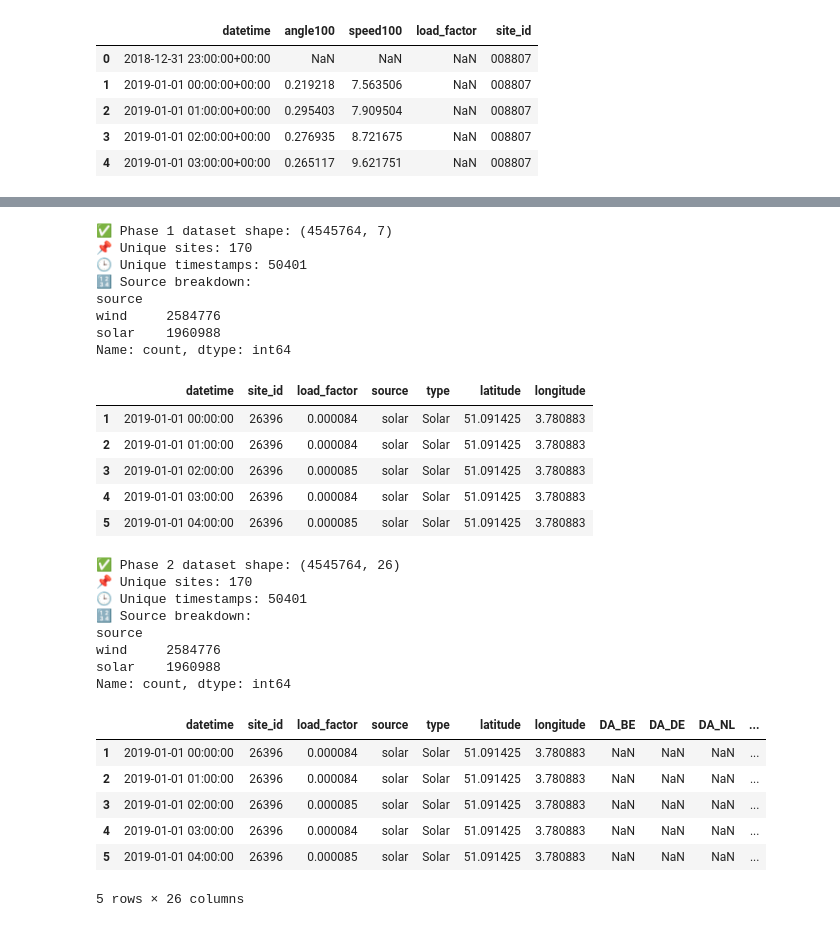
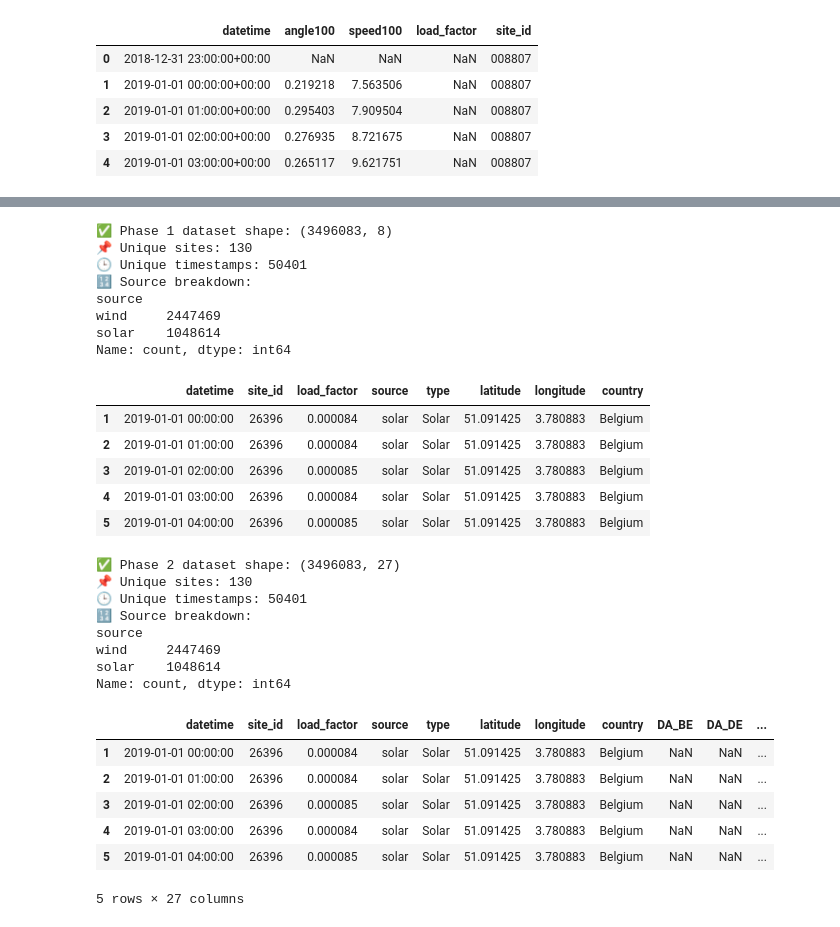
Before and after one commit to helhendawy/QDC-Lib, a Jupyter notebook: Comprehensive CODE.ipynb, the cells around one changed output, grey strips where cells are left out. Saved outputs shown, nothing was run; the diff lists cells and outputs as text; code cells hidden in the pictures.

```diff
--- a/Comprehensive CODE.ipynb
+++ b/Comprehensive CODE.ipynb
@@ -101,10 +126,17 @@ price_df = pd.read_csv("/Users/hossameldinelhendawy/Documents/QDC-Lib/intraday_i
 price_df.rename(columns={price_df.columns[0]: "datetime"}, inplace=True)
 price_df['datetime'] = pd.to_datetime(price_df['datetime'])
 # %%
-# 1. Load country shapefile
+# Load and clean Natural Earth shapefile (Admin 0 boundaries)
 world = gpd.read_file("/Users/hossameldinelhendawy/Documents/QDC-Lib/ne_110m_admin_0_countries/ne_110m_admin_0_countries.shp")
 
-# 2. Spatial join using 'NAME' for country assignment
+# Convert sites_df to GeoDataFrame for join
+sites_gdf = gpd.GeoDataFrame(
+    sites_df,
+    geometry=gpd.points_from_xy(sites_df['longitude'], sites_df['latitude']),
+    crs="EPSG:4326"
+)
+
+# Perform spatial join to assign countries
 sites_with_country = gpd.sjoin(
     sites_gdf,
     world[['NAME', 'geometry']],
@@ -112,22 +144,23 @@ sites_with_country = gpd.sjoin(
     predicate='within'
 ).reset_index(drop=True)
 
-# 3. Assign 'country' column cleanly
+# Clean up country column
 sites_with_country.drop(columns=[col for col in ['country'] if col in sites_with_country.columns], inplace=True)
 sites_with_country.rename(columns={'NAME': 'country'}, inplace=True)
 
-# 4. Manually assign missing offshore sites to Germany
+# Manually patch offshore wind sites (if any)
 sites_with_country.loc[
     (sites_with_country['country'].isna()) &
     (sites_with_country['type'] == 'Wind Offshore'),
     'country'
 ] = 'Germany'
 
-# 5. Drop French sites
+# Remove French sites
 sites_with_country = sites_with_country[sites_with_country['country'] != 'France']
 
-# 6. Drop unused spatial join columns
-sites_df = sites_with_country.drop(columns=[col for col in ['geometry', 'index_right'] if col in sites_with_country.columns])
+# Drop unused columns
+columns_to_drop = [col for col in ['geometry', 'index_right'] if col in sites_with_country.columns]
+sites_df = sites_with_country.drop(columns=columns_to_drop).copy()
 
-# 7. Format site ID
+# Format site ID
 sites_df['site'] = sites_df['site'].astype(int)
@@ -638,6 +676,11 @@ wind_all_df['source'] = 'wind'
 solar_all_df['site_id'] = solar_all_df['site_id'].astype(int)
 wind_all_df['site_id'] = wind_all_df['site_id'].astype(int)
 sites_df['site'] = sites_df['site'].astype(int)
+
+# Keep only production for sites that are in the filtered metadata
+valid_site_ids = sites_df['site'].unique()
+solar_all_df = solar_all_df[solar_all_df['site_id'].isin(valid_site_ids)]
+wind_all_df = wind_all_df[wind_all_df['site_id'].isin(valid_site_ids)]
 
 # Merge solar and wind into one full production dataframe
 production_df = pd.concat([solar_all_df, wind_all_df], ignore_index=True)
@@ -715,40 +758,41 @@ Name: count, dtype: int64
 # %%
 # Only production-related variables
 part1_df = exploratory_df[[
     'datetime',
     'site_id',
     'load_factor',
     'source',
     'type',
     'latitude',
-    'longitude'
+    'longitude',
+    'country'
 ]].copy()
 
 # Drop rows with missing load factor
 part1_df = part1_df[~part1_df['load_factor'].isna()]
 
 # Check result
 print("✅ Phase 1 dataset shape:", part1_df.shape)
 print("📌 Unique sites:", part1_df['site_id'].nunique())
 print("🕒 Unique timestamps:", part1_df['datetime'].nunique())
 print("🔢 Source breakdown:")
 print(part1_df['source'].value_counts())
 display(part1_df.head())
 # %% [output]
-✅ Phase 1 dataset shape: (4545764, 7)
-📌 Unique sites: 170
+✅ Phase 1 dataset shape: (3496083, 8)
+📌 Unique sites: 130
 🕒 Unique timestamps: 50401
 🔢 Source breakdown:
 source
-wind     2584776
-solar    1960988
+wind     2447469
+solar    1048614
 Name: count, dtype: int64
-|  | datetime | site_id | load_factor | source | type | latitude | longitude |
-| 1 | 2019-01-01 00:00:00 | 26396 | 0.000084 | solar | Solar | 51.091425 | 3.780883 |
-| 2 | 2019-01-01 01:00:00 | 26396 | 0.000084 | solar | Solar | 51.091425 | 3.780883 |
-| 3 | 2019-01-01 02:00:00 | 26396 | 0.000085 | solar | Solar | 51.091425 | 3.780883 |
-| 4 | 2019-01-01 03:00:00 | 26396 | 0.000084 | solar | Solar | 51.091425 | 3.780883 |
-| 5 | 2019-01-01 04:00:00 | 26396 | 0.000085 | solar | Solar | 51.091425 | 3.780883 |
+|  | datetime | site_id | load_factor | source | type | latitude | longitude | country |
+| 1 | 2019-01-01 00:00:00 | 26396 | 0.000084 | solar | Solar | 51.091425 | 3.780883 | Belgium |
+| 2 | 2019-01-01 01:00:00 | 26396 | 0.000084 | solar | Solar | 51.091425 | 3.780883 | Belgium |
+| 3 | 2019-01-01 02:00:00 | 26396 | 0.000085 | solar | Solar | 51.091425 | 3.780883 | Belgium |
+| 4 | 2019-01-01 03:00:00 | 26396 | 0.000084 | solar | Solar | 51.091425 | 3.780883 | Belgium |
+| 5 | 2019-01-01 04:00:00 | 26396 | 0.000085 | solar | Solar | 51.091425 | 3.780883 | Belgium |
 # %%
 # Define all columns relevant for revenue modeling
 price_columns = [col for col in exploratory_df.columns if any(tag in col for tag in ['DA_', 'ID1_', 'ID3_', 'ISP_'])]
@@ -761,7 +805,8 @@ part2_df = exploratory_df[[
     'source',
     'type',
     'latitude',
-    'longitude'
+    'longitude',
+    'country'
 ] + price_columns].copy()
 
 # Drop rows with missing load_factor
@@ -775,18 +820,18 @@ print("🔢 Source breakdown:")
 print(part2_df['source'].value_counts())
 display(part2_df.head())
 # %% [output]
-✅ Phase 2 dataset shape: (4545764, 26)
-📌 Unique sites: 170
+✅ Phase 2 dataset shape: (3496083, 27)
+📌 Unique sites: 130
 🕒 Unique timestamps: 50401
 🔢 Source breakdown:
 source
-wind     2584776
-solar    1960988
+wind     2447469
+solar    1048614
 Name: count, dtype: int64
-|  | datetime | site_id | load_factor | source | type | latitude | longitude | DA_BE | DA_DE | DA_NL | ... |
-| 1 | 2019-01-01 00:00:00 | 26396 | 0.000084 | solar | Solar | 51.091425 | 3.780883 | NaN | NaN | NaN | ... |
-| 2 | 2019-01-01 01:00:00 | 26396 | 0.000084 | solar | Solar | 51.091425 | 3.780883 | NaN | NaN | NaN | ... |
-| 3 | 2019-01-01 02:00:00 | 26396 | 0.000085 | solar | Solar | 51.091425 | 3.780883 | NaN | NaN | NaN | ... |
-| 4 | 2019-01-01 03:00:00 | 26396 | 0.000084 | solar | Solar | 51.091425 | 3.780883 | NaN | NaN | NaN | ... |
-| 5 | 2019-01-01 04:00:00 | 26396 | 0.000085 | solar | Solar | 51.091425 | 3.780883 | NaN | NaN | NaN | ... |
+|  | datetime | site_id | load_factor | source | type | latitude | longitude | country | DA_BE | DA_DE | ... |
+| 1 | 2019-01-01 00:00:00 | 26396 | 0.000084 | solar | Solar | 51.091425 | 3.780883 | Belgium | NaN | NaN | ... |
+| 2 | 2019-01-01 01:00:00 | 26396 | 0.000084 | solar | Solar | 51.091425 | 3.780883 | Belgium | NaN | NaN | ... |
+| 3 | 2019-01-01 02:00:00 | 26396 | 0.000085 | solar | Solar | 51.091425 | 3.780883 | Belgium | NaN | NaN | ... |
+| 4 | 2019-01-01 03:00:00 | 26396 | 0.000084 | solar | Solar | 51.091425 | 3.780883 | Belgium | NaN | NaN | ... |
+| 5 | 2019-01-01 04:00:00 | 26396 | 0.000085 | solar | Solar | 51.091425 | 3.780883 | Belgium | NaN | NaN | ... |
-5 rows × 26 columns
+5 rows × 27 columns
```
Also changed, not shown: parts of 23 cells of this notebook.
